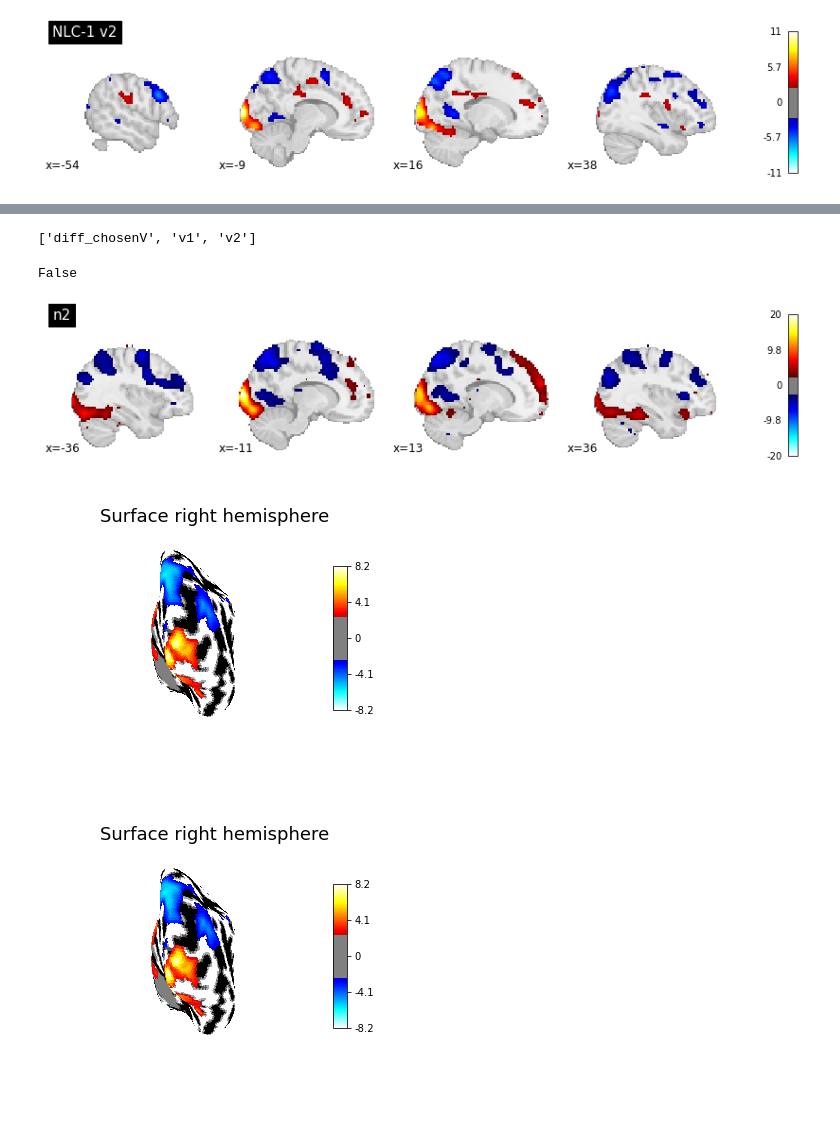
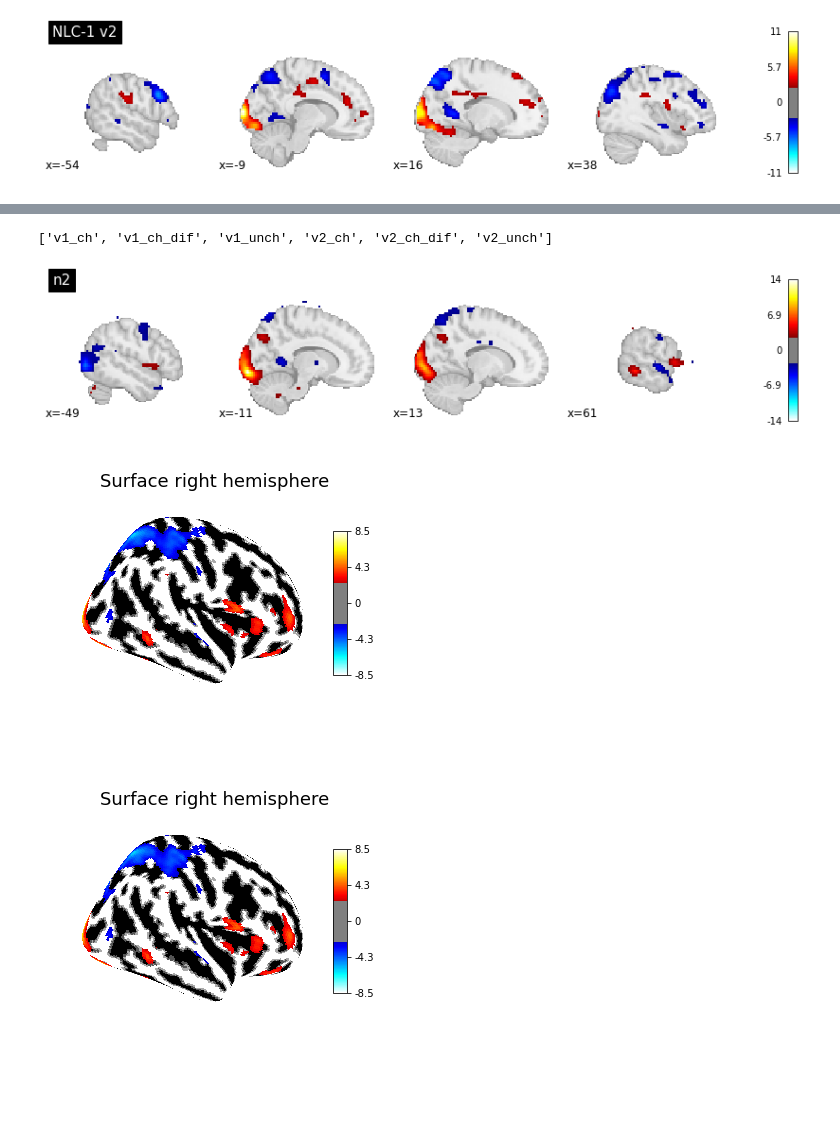
Before and after one commit to Gilles86/stress_risk, a Jupyter notebook: stress_risk/fmri_analysis/visualize/vis_2ndlevel_SPM.ipynb, the cells around one changed output, grey strips where cells are left out. Cells and saved outputs as stored; diff of their text form; code cells hidden in the pictures.

```diff
--- a/stress_risk/fmri_analysis/visualize/vis_2ndlevel_SPM.ipynb
+++ b/stress_risk/fmri_analysis/visualize/vis_2ndlevel_SPM.ipynb
@@ -61,6 +64,6 @@ for con in cons:
 # %%
 model = 'NLC'
-version = '1'
+version = '3'
 
 model_folder = op.join(bids_folder,'derivatives', 'spm', f'{model}-{version}_con_2ndlevels')
 if model == 'EU' or model =='EV':
@@ -70,29 +73,25 @@ elif model == 'NLC':
 
 cons
 # %% [output]
-['diff_chosenV', 'v1', 'v2']
+['v1_ch', 'v1_ch_dif', 'v1_unch', 'v2_ch', 'v2_ch_dif', 'v2_unch']
-# %%
-model == 'EU' or model=='EV'
-# %% [output]
-False
 # %%
-spm = nib.load('/Volumes/mrenkeED/data/ds-stressrisk/derivatives/spm/2ndlevel_num_2/spmT_0001.nii')
+spm = nib.load('/Volumes/mrenkeED/data/ds-stressrisk/derivatives/spm/2ndlevel_num_1/spmT_0001.nii')
 disp = nipl.plot_stat_map(spm,threshold = 2.5,  draw_cross=False, title=f'n2', display_mode='x', cut_coords=4)
 # %% [output]
-[figure, old version]
+[figure, new version]
 # %%
 from nilearn import datasets, surface
 fsaverage = datasets.fetch_surf_fsaverage()
 curv_right = surface.load_surf_data(fsaverage.curv_right)
 curv_right_sign = np.sign(curv_right)
 
 texture = surface.vol_to_surf(spm, fsaverage.pial_right)
 
 nipl.plot_surf_stat_map(surf_mesh= fsaverage.infl_right,stat_map= texture,
-    view='posterior',
+    #view='medial',
     hemi='right',
     title='Surface right hemisphere', colorbar=True,
     threshold=2.5, bg_map=curv_right_sign) # bg_map: Background image to be plotted on the mesh underneath the stat_map in greyscale
 # %% [output]
-[figure, old version]
+[figure, new version]
-[figure, old version]
+[figure, new version]
```
Also changed, not shown: parts of 3 cells of this notebook, 7 other files.
